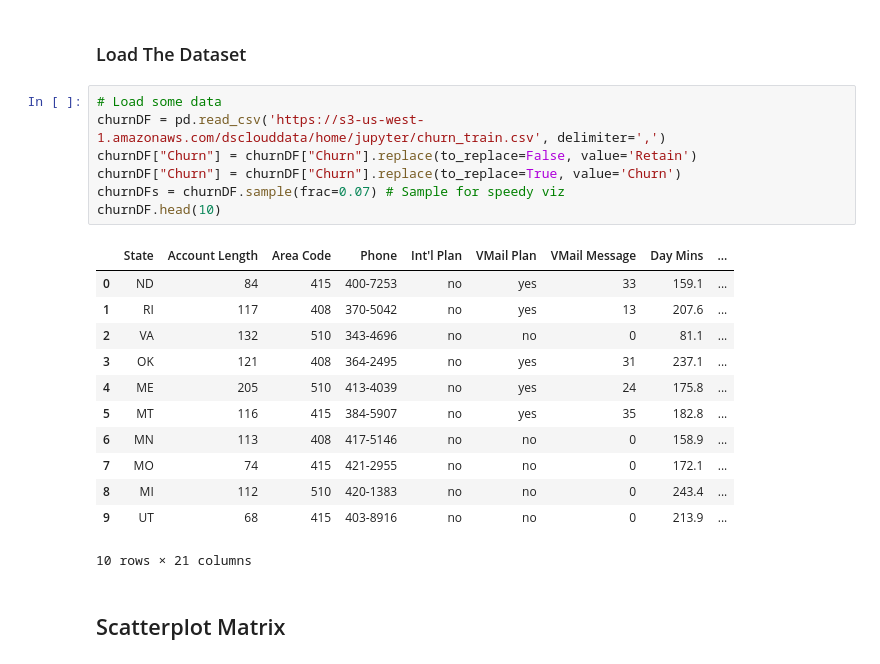
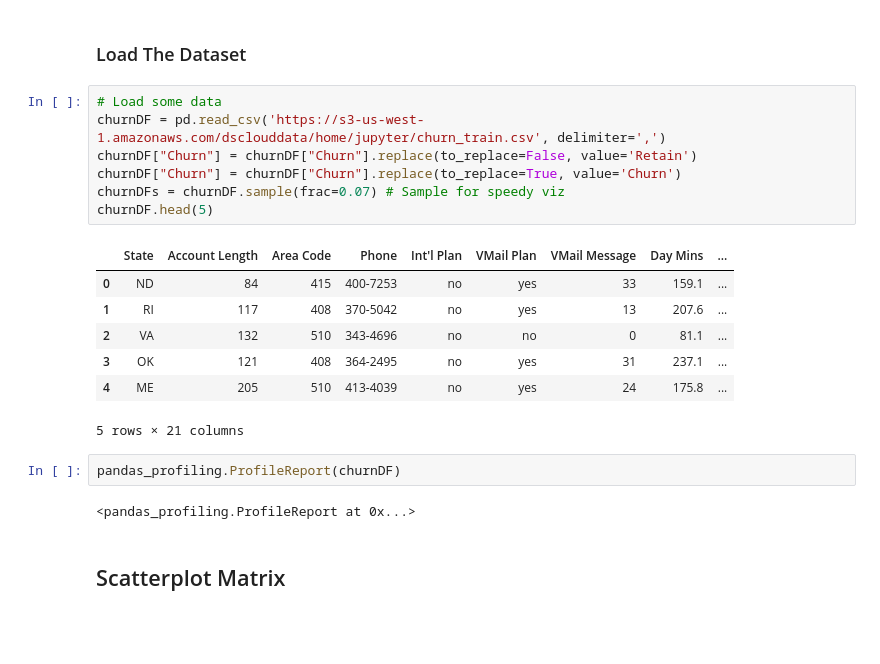
Before and after one commit to Brett777/Predict-Churn, a Jupyter notebook: Customer Churn with AutoML.ipynb, the cells around one changed output. Cells and saved outputs as stored; diff of their text form; blank space fills up the shorter version.

```diff
--- a/Customer Churn with AutoML.ipynb
+++ b/Customer Churn with AutoML.ipynb
@@ -37,23 +37,22 @@ py.sign_in(username='bretto777',api_key=myPlotlyKey)
 # %%
 # Load some data
 churnDF = pd.read_csv('https://s3-us-west-1.amazonaws.com/dsclouddata/home/jupyter/churn_train.csv', delimiter=',')
 churnDF["Churn"] = churnDF["Churn"].replace(to_replace=False, value='Retain')
 churnDF["Churn"] = churnDF["Churn"].replace(to_replace=True, value='Churn')
 churnDFs = churnDF.sample(frac=0.07) # Sample for speedy viz
-churnDF.head(10)
+churnDF.head(5)
 # %% [output]
 |  | State | Account Length | Area Code | Phone | Int'l Plan | VMail Plan | VMail Message | Day Mins | ... |
 | 0 | ND | 84 | 415 | 400-7253 | no | yes | 33 | 159.1 | ... |
 | 1 | RI | 117 | 408 | 370-5042 | no | yes | 13 | 207.6 | ... |
 | 2 | VA | 132 | 510 | 343-4696 | no | no | 0 | 81.1 | ... |
 | 3 | OK | 121 | 408 | 364-2495 | no | yes | 31 | 237.1 | ... |
 | 4 | ME | 205 | 510 | 413-4039 | no | yes | 24 | 175.8 | ... |
-| 5 | MT | 116 | 415 | 384-5907 | no | yes | 35 | 182.8 | ... |
-| 6 | MN | 113 | 408 | 417-5146 | no | no | 0 | 158.9 | ... |
-| 7 | MO | 74 | 415 | 421-2955 | no | no | 0 | 172.1 | ... |
-| 8 | MI | 112 | 510 | 420-1383 | no | no | 0 | 243.4 | ... |
-| 9 | UT | 68 | 415 | 403-8916 | no | no | 0 | 213.9 | ... |
-10 rows × 21 columns
+5 rows × 21 columns
+# %%
+pandas_profiling.ProfileReport(churnDF)
+# %% [output]
+<pandas_profiling.ProfileReport at 0x...>
 # %% [markdown]
 ## Scatterplot Matrix
 # %%
```
Also changed, not shown: parts of 6 cells of this notebook.
